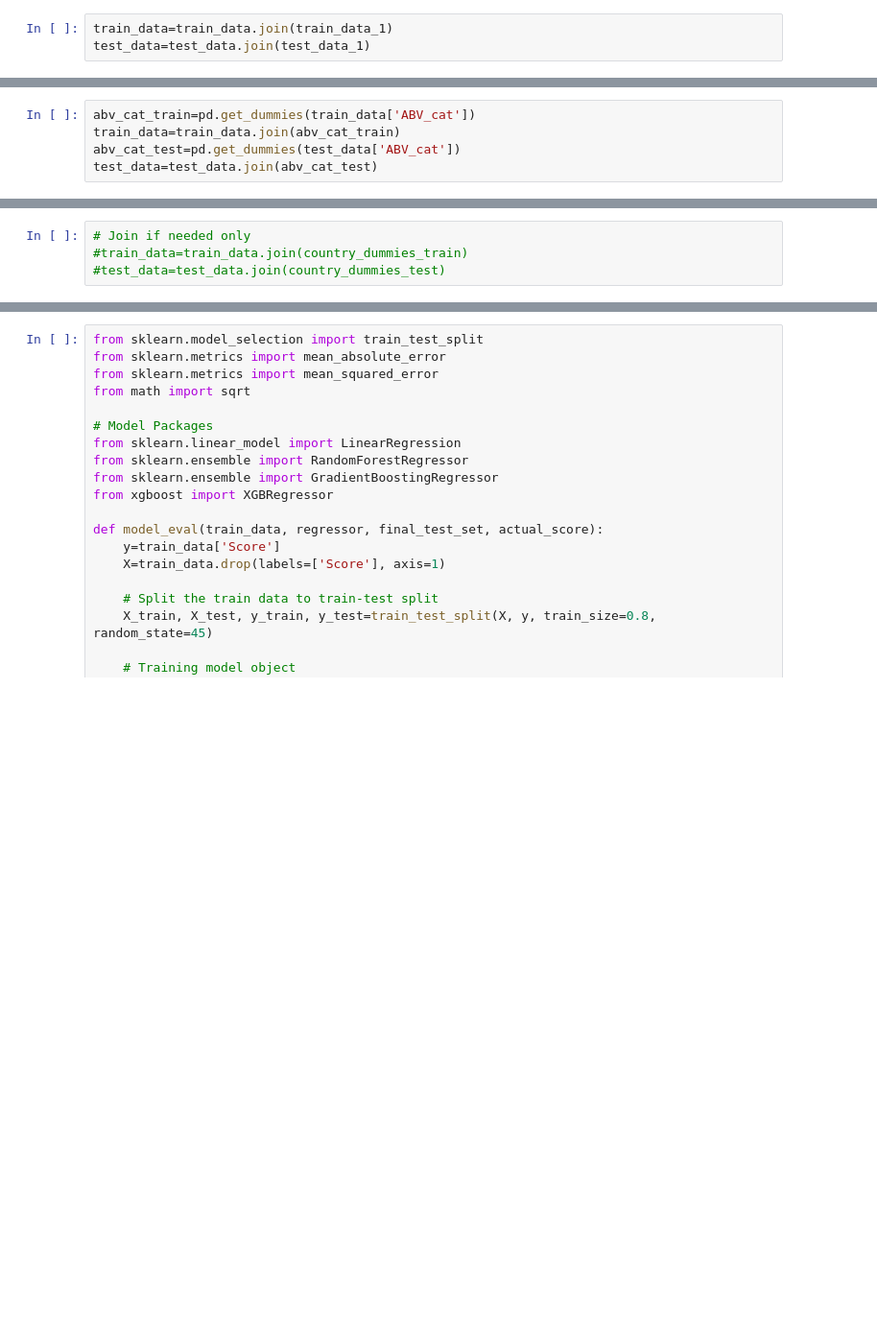
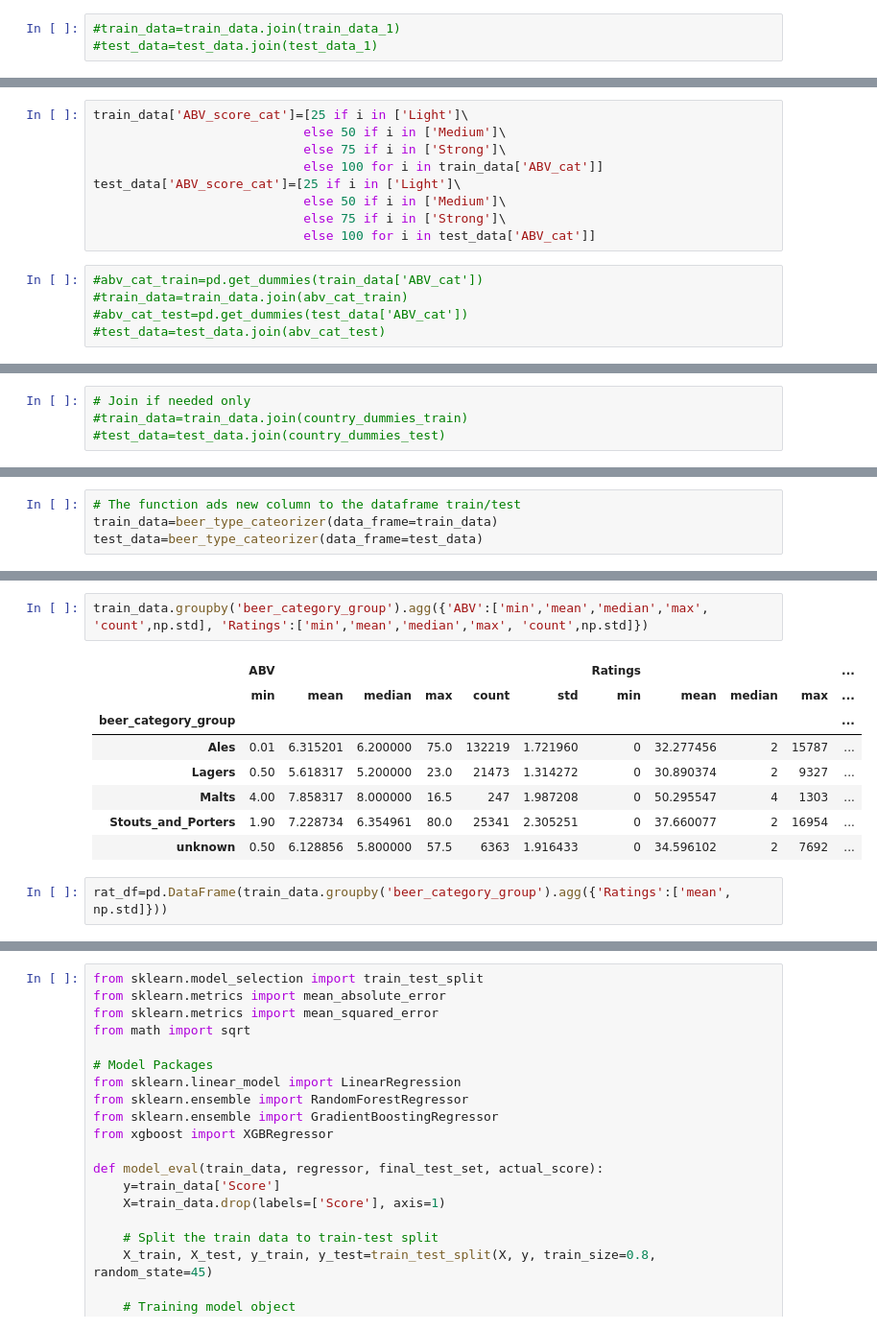
Before and after one commit to instigateideas/Instigate_Ideas, a Jupyter notebook: Modelling_beer_dataset.ipynb, the cells around one changed output, grey strips where cells are left out. Shown at 96% size. Saved outputs shown, nothing was run; the diff lists cells and outputs as text; blank space fills up the shorter version.

```diff
--- a/Modelling_beer_dataset.ipynb
+++ b/Modelling_beer_dataset.ipynb
@@ -79,3 +79,3 @@ test_data_1=pd.get_dummies(test_data['ratings_cat'])
 # %%
-train_data=train_data.join(train_data_1)
-test_data=test_data.join(test_data_1)
+#train_data=train_data.join(train_data_1)
+#test_data=test_data.join(test_data_1)
@@ -128,11 +123,20 @@ test_data.head()
 # %%
 train_data['ABV_cat']=pd.qcut(train_data['ABV'], q=[0,0.25,0.5,0.75, 1], labels=['Light', 'Medium','Strong', 'Super_Strong'])
 test_data['ABV_cat']=pd.qcut(test_data['ABV'], q=[0,0.25,0.5,0.75, 1], labels=['Light', 'Medium','Strong', 'Super_Strong'])
+# %%
+train_data['ABV_score_cat']=[25 if i in ['Light']\
+                            else 50 if i in ['Medium']\
+                            else 75 if i in ['Strong']\
+                            else 100 for i in train_data['ABV_cat']]
+test_data['ABV_score_cat']=[25 if i in ['Light']\
+                            else 50 if i in ['Medium']\
+                            else 75 if i in ['Strong']\
+                            else 100 for i in test_data['ABV_cat']]
 # %%
-abv_cat_train=pd.get_dummies(train_data['ABV_cat'])
-train_data=train_data.join(abv_cat_train)
-abv_cat_test=pd.get_dummies(test_data['ABV_cat'])
-test_data=test_data.join(abv_cat_test)
+#abv_cat_train=pd.get_dummies(train_data['ABV_cat'])
+#train_data=train_data.join(abv_cat_train)
+#abv_cat_test=pd.get_dummies(test_data['ABV_cat'])
+#test_data=test_data.join(abv_cat_test)
 # %%
 train_data.head()
 # %% [output]
@@ -183,3 +287,7 @@ country_dummies_test=pd.get_dummies(test_data['country_style'])
+# %%
+# The function ads new column to the dataframe train/test
+train_data=beer_type_cateorizer(data_frame=train_data)
+test_data=beer_type_cateorizer(data_frame=test_data)
 # %%
 train_data.head()
 # %% [output]
@@ -192,0 +301,13 @@ train_data.head()
+# %%
+train_data.groupby('beer_category_group').agg({'ABV':['min','mean','median','max', 'count',np.std], 'Ratings':['min','mean','median','max', 'count',np.std]})
+# %% [output]
+|  | ABV |  |  |  |  |  | Ratings |  |  |  | ... |
+|  | min | mean | median | max | count | std | min | mean | median | max | ... |
+| beer_category_group |  |  |  |  |  |  |  |  |  |  | ... |
+| Ales | 0.01 | 6.315201 | 6.200000 | 75.0 | 132219 | 1.721960 | 0 | 32.277456 | 2 | 15787 | ... |
+| Lagers | 0.50 | 5.618317 | 5.200000 | 23.0 | 21473 | 1.314272 | 0 | 30.890374 | 2 | 9327 | ... |
+| Malts | 4.00 | 7.858317 | 8.000000 | 16.5 | 247 | 1.987208 | 0 | 50.295547 | 4 | 1303 | ... |
+| Stouts_and_Porters | 1.90 | 7.228734 | 6.354961 | 80.0 | 25341 | 2.305251 | 0 | 37.660077 | 2 | 16954 | ... |
+| unknown | 0.50 | 6.128856 | 5.800000 | 57.5 | 6363 | 1.916433 | 0 | 34.596102 | 2 | 7692 | ... |
+# %%
+rat_df=pd.DataFrame(train_data.groupby('beer_category_group').agg({'Ratings':['mean', np.std]}))
```
Also changed, not shown: parts of 28 cells of this notebook.
